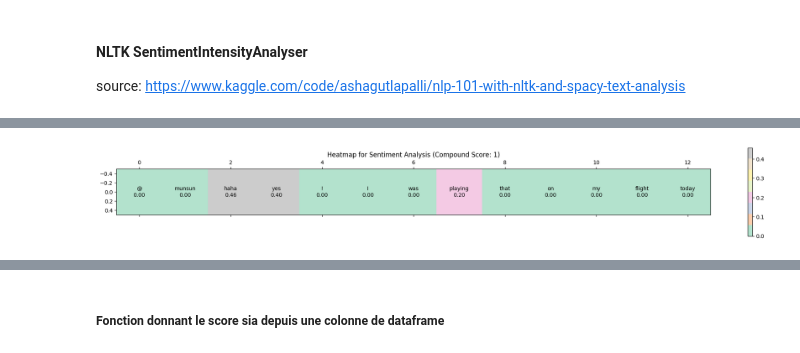
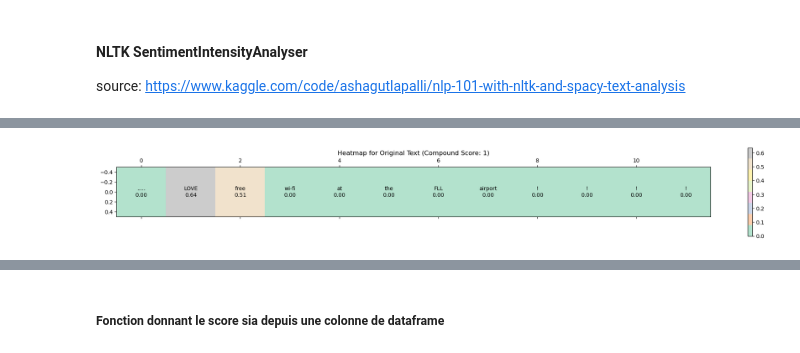
Before and after one commit to cecile-aie/oc_aiep7, a Jupyter notebook: P7_preprocessing.ipynb, the cells around one changed output, grey strips where cells are left out. Drawn from its saved outputs; the diff is of its cells as text; code cells hidden in the pictures.

```diff
--- a/P7_preprocessing.ipynb
+++ b/P7_preprocessing.ipynb
@@ -1063,11 +1118,6 @@ import pandas as pd
 import nltk
 from nltk.corpus import stopwords
 from nltk.stem import WordNetLemmatizer
-
-# Assurez-vous d'avoir téléchargé les ressources nécessaires de NLTK
-# nltk.download('stopwords')
-# nltk.download('wordnet')
-# nltk.download('omw-1.4')
 
 # Initialiser le lemmatizer et les stopwords
 lemmatizer = WordNetLemmatizer()
@@ -1083,7 +1133,8 @@ def preprocess_tokens(tokens):
     text = re.sub(r',', '', text)  # Supprime les virgules
     text = re.sub(r'/', '', text)  # Supprime les slashs
     text = re.sub(r':', '', text)  # Supprime les :
-    text = re.sub(r'``', '', text)  # Supprime les ``
+    text = re.sub(r'\+', '', text)  # Supprime les +
+    text = re.sub(r'`', '', text)  # Supprime les
     text = re.sub(r"''", '', text) # Supprime les double guillemets
 
 
@@ -1124,0 +1181,8 @@ On a pu réduire de 25% le nombre de tokens et il s'avère que nous avons pu ext
+# %%
+# Calculer la longueur (nombre de tokens) dans les colonnes déjà tokenisées
+data['length_tokenized'] = data['tokenized'].apply(len)
+data['length_preprocessed_tokenized'] = data['preprocessed_tokenized'].apply(len)
+
+# Afficher la longueur maximale des deux colonnes
+print("Max length tokenized: ", data['length_tokenized'].max())
+print("Max length preprocessed_tokenized: ", data['length_preprocessed_tokenized'].max())
@@ -1125,7 +1194,7 @@ On a pu réduire de 25% le nombre de tokens et il s'avère que nous avons pu ext
 # %%
 # Sauvegarder le DataFrame data
-# data.to_csv('./data/data_preprocessed.csv', index=True)
+data.to_csv('./data/data_preprocessed.csv', index=True)
 import pandas as pd
-data = pd.read_csv('./data/data_preprocessed.csv', index_col=0)
+# data = pd.read_csv('./data/data_preprocessed.csv', index_col=0)
 # %% [markdown]
 ### Utilisation d'un embedding donnant la polarité d'une phrase
@@ -1141,38 +1211,51 @@ import matplotlib.pyplot as plt
 from nltk.sentiment import SentimentIntensityAnalyzer
 from nltk.tokenize import word_tokenize
 
-# Exemple de texte
-text = data['text'].sample(1).iloc[0]
+# Sélectionner une ligne au hasard
+index = data.sample(1).index[0]
+text_original = data.loc[index, 'text']
+text_cleaned = data.loc[index, 'cleaned_text']
+tokenized_cleaned = data.loc[index, 'tokenized']
+text_preprocessed = data.loc[index, 'preprocessed_text']
+tokenized_preprocessed = data.loc[index, 'preprocessed_tokenized']
 
 # Initialiser SentimentIntensityAnalyzer
 sia = SentimentIntensityAnalyzer()
 
-# Obtenir les scores de polarité pour chaque mot dans la phrase
-words = word_tokenize(text)
-scores = [sia.polarity_scores(word)['compound'] for word in words]
+def generate_heatmap(text, words, title):
+    # Obtenir les scores de polarité pour chaque mot dans la phrase
+    scores = [sia.polarity_scores(word)['compound'] for word in words]
 
-# Convertir les scores en tableau numpy
-x = np.array([scores])
+    # Convertir les scores en tableau numpy
+    x = np.array([scores])
 
-# Calculer le score global avec un arrondi
-polarity_scores1 = sia.polarity_scores(text)
-compound_score = round((polarity_scores1['compound'] + 1) / 2)
+    # Calculer le score global avec un arrondi
+    polarity_scores = sia.polarity_scores(text)
+    compound_score = round((polarity_scores['compound'] + 1) / 2)
 
-print(f"Sentiment Analysis using NLTK: \n{text} => {polarity_scores1}")
-print(f"Compound score (0 if negative, 1 if positive): {compound_score}")
+    # Créer la heatmap
+    fig, ax = plt.subplots(figsize=(25, 3))
+    cax = ax.matshow(x, cmap="Pastel2")
 
-# Créer la heatmap
-fig, ax = plt.subplots(figsize=(25, 3))
-cax = ax.matshow(x, cmap="Pastel2")
+    # Ajouter les annotations
+    for (i, j), val in np.ndenumerate(x):
+        ax.text(j, i, f"{words[j]}\n{val:.2f}", ha='center', va='center')
 
-# Ajouter les annotations
-for (i, j), val in np.ndenumerate(x):
-    ax.text(j, i, f"{words[j]}\n{val:.2f}", ha='center', va='center')
+    # Ajouter une barre de couleur
+    fig.colorbar(cax)
 
-# Ajouter une barre de couleur
-fig.colorbar(cax)
+    # Ajouter un titre
+    plt.title(f'{title} (Compound Score: {compound_score})')
+    plt.show()
 
-# Ajouter un titre
-plt.title(f'Heatmap for Sentiment Analysis (Compound Score: {compound_score})')
-plt.show()
+# Générer les heatmaps pour chaque colonne
+# Pour le texte original, on utilise word_tokenize
+words_original = word_tokenize(text_original)
+generate_heatmap(text_original, words_original, "Heatmap for Original Text")
+
+# Pour cleaned_text, on utilise la colonne tokenized
+generate_heatmap(text_cleaned, tokenized_cleaned, "Heatmap for Cleaned Text")
+
+# Pour preprocessed_text, on utilise la colonne preprocessed_tokenized
+generate_heatmap(text_preprocessed, tokenized_preprocessed, "Heatmap for Preprocessed Text")
 # %% [output]
@@ -1182 +1262 @@ Compound score (0 if negative, 1 if positive): 1
-[figure, old version]
+[figure, new version]
```
Also changed, not shown: parts of 42 cells of this notebook, 2 other files.
